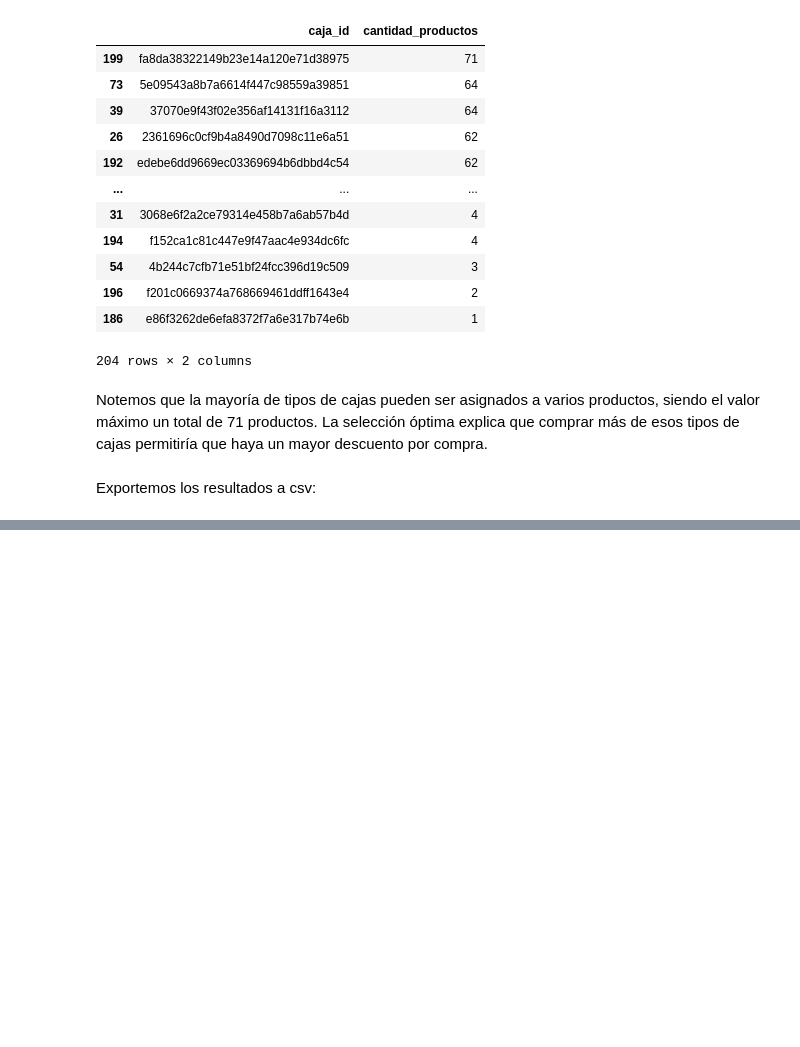
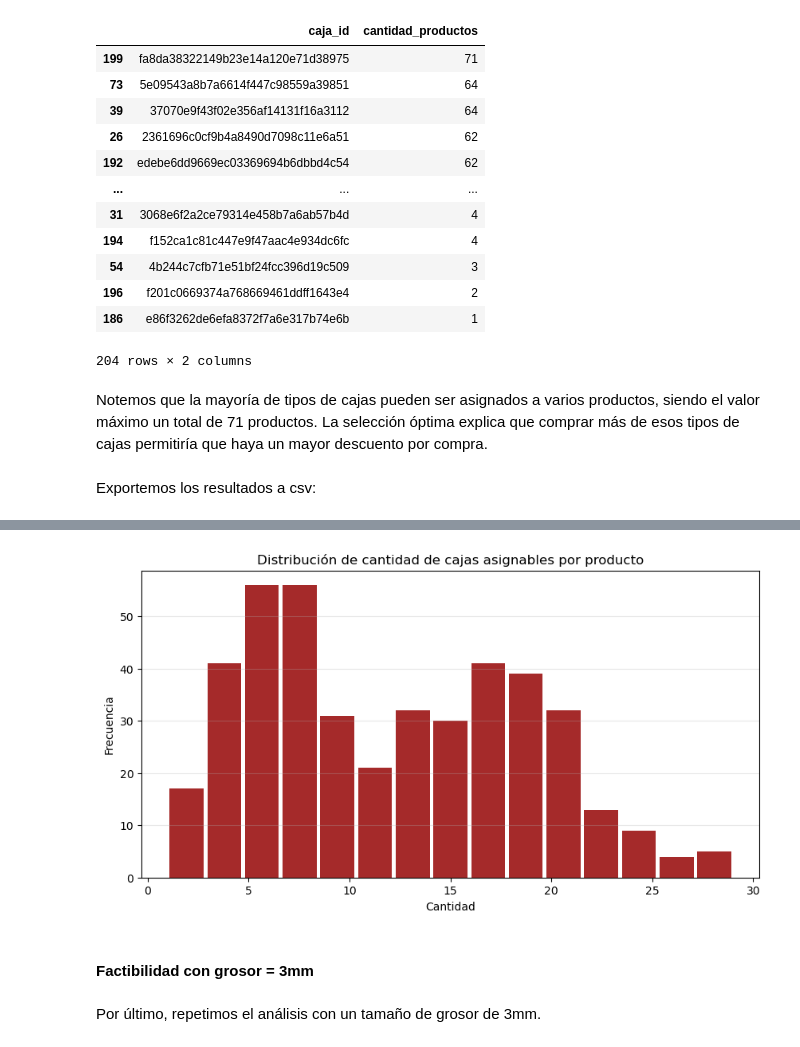
Before and after one commit to demianelnecave/AlixPartners-Competencia-Datos, a Jupyter notebook: 5.factibilidad.ipynb, the cells around one changed output, grey strips where cells are left out. Drawn from its saved outputs; the diff is of its cells as text; code cells hidden in the pictures; blank space fills up the shorter version.

Commit message:
Factibilidad con los demas grosores

```diff
--- a/5.factibilidad.ipynb
+++ b/5.factibilidad.ipynb
@@ -182,8 +182,8 @@ Exportemos los resultados a csv:
 # %%
 datos = []
 
-for producto, cajas in cajas_asignables_dimension.items():
-    ids_cajas = [caja.caja_id for caja in cajas]
+for producto, cajas_asign in cajas_asignables_5mm.items():
+    ids_cajas = [caja.caja_id for caja in cajas_asign]
     datos.append({
         'codigo_producto': producto.codigo_producto,
         'volumen_producto_total': producto.demanda_total(),
@@ -191,13 +191,13 @@ for producto, cajas in cajas_asignables_dimension.items():
     })
 
 
-df_cajas_asignables = pd.DataFrame(datos)
+df_cajas_asignables_5mm = pd.DataFrame(datos)
 
 # Reordenamos los index según el orden de catalogo original
-df_cajas_asignables = catalogo_productos[['codigo_producto']].merge(
+df_cajas_asignables_5mm = catalogo_productos[['codigo_producto']].merge(
     df_cajas_asignables,
     on='codigo_producto',
     how='inner'
 )
 
-df_cajas_asignables.to_csv('Factibilidad/factibilidad_5mm.csv', index=False)
+df_cajas_asignables_5mm.to_csv('Factibilidad/factibilidad_5mm.csv', index=False)
@@ -203,0 +208,25 @@ df_cajas_asignables.to_csv('Factibilidad/factibilidad_5mm.csv', index=False)
+# %%
+for caja in cajas:
+    caja.elegir_grosor(4.5)
+# %%
+cajas_asignables_4p5mm = {}
+
+for producto in productos:
+    cajas_asignables = []
+    for caja in cajas:
+        asignacion = Asignacion(producto, caja)
+        if asignacion.es_asignacion_valida():
+            cajas_asignables.append(caja)
+
+    cajas_asignables_4p5mm[producto] = cajas_asignables
+# %%
+df_factibilidad_4p5mm = pd.DataFrame([
+    {
+        'codigo_producto': producto.codigo_producto,
+        'cantidad_cajas_asignables': len(cajas_asign),
+    }
+    for producto, cajas_asign in cajas_asignables_4p5mm.items()
+])
+
+df_factibilidad_4p5mm = df_factibilidad_4p5mm.sort_values('cantidad_cajas_asignables', ascending=False)
+df_factibilidad_4p5mm
@@ -203,0 +247,11 @@ df_cajas_asignables.to_csv('Factibilidad/factibilidad_5mm.csv', index=False)
+# %%
+plt.figure(figsize=(10, 5))
+plt.hist(df_factibilidad_4p5mm['cantidad_cajas_asignables'].dropna(), bins=15,
+         color='brown', rwidth=0.9)
+plt.title('Distribución de cantidad de cajas asignables por producto')
+plt.xlabel('Cantidad')
+plt.ylabel('Frecuencia')
+plt.grid(axis='y', alpha=0.3)
+plt.show()
+# %% [output]
+[figure, added]
@@ -203,0 +280,4 @@ df_cajas_asignables.to_csv('Factibilidad/factibilidad_5mm.csv', index=False)
+# %% [markdown]
+#### **Factibilidad con grosor = 3mm**
+# %% [markdown]
+Por último, repetimos el análisis con un tamaño de grosor de 3mm.
```
Also changed, not shown: parts of 13 cells of this notebook, 2 other files.
